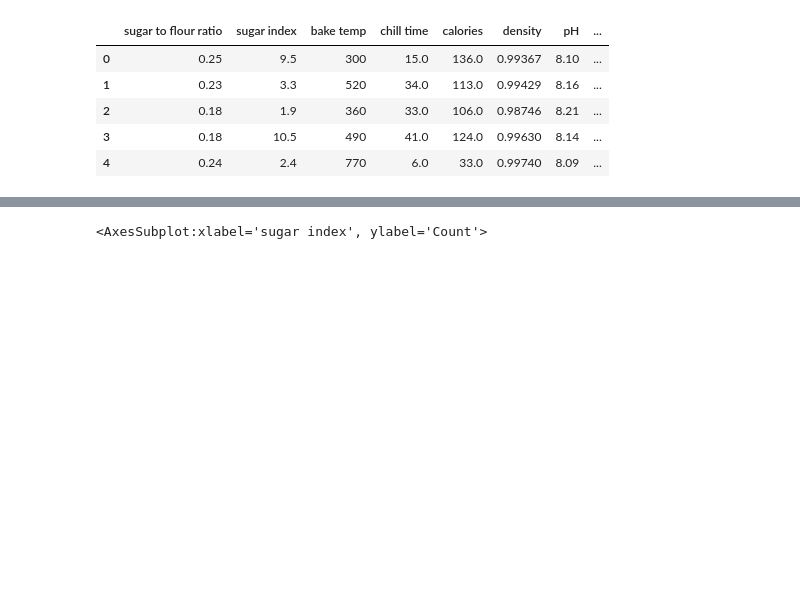
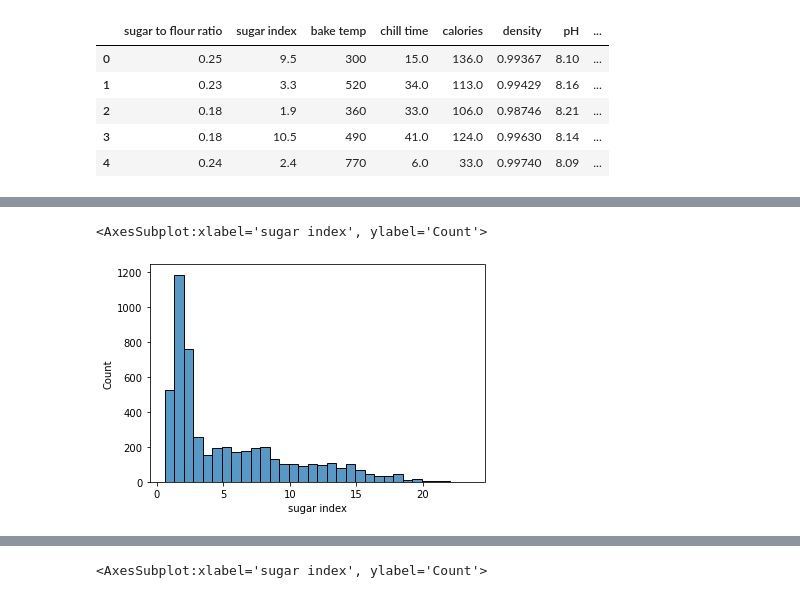
Before and after one commit to nrius/ML_challenge, a Jupyter notebook: Nurias_notebook_for_tests.ipynb, the cells around one changed output, grey strips where cells are left out. Saved outputs shown, nothing was run; the diff lists cells and outputs as text; code cells hidden in the pictures; blank space fills up the shorter version.

```diff
--- a/Nurias_notebook_for_tests.ipynb
+++ b/Nurias_notebook_for_tests.ipynb
@@ -92,0 +135,3 @@ df_cookies
+# %%
+df_sugar_index_fixed=df_cookies.drop(df_cookies[df_cookies["sugar index"]>25].index)
+df_sugar_index_fixed
@@ -92,0 +157,5 @@ df_cookies
+# %%
+sns.histplot( df_sugar_index_fixed["sugar index"])
+# %% [output]
+<AxesSubplot:xlabel='sugar index', ylabel='Count'>
+[figure, added]
```
Also changed, not shown: parts of 17 cells of this notebook, 4 other files.
